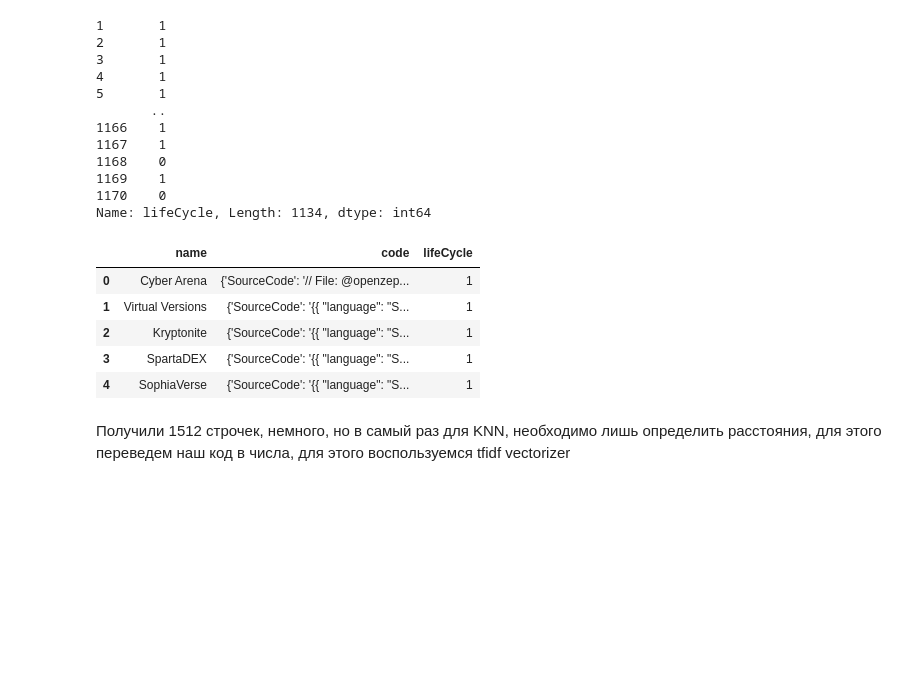
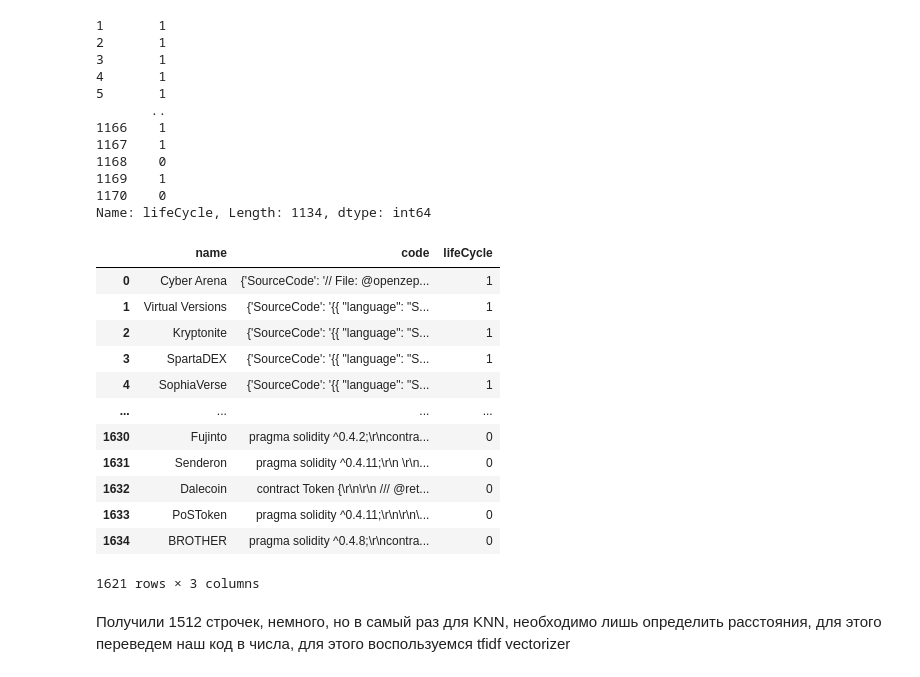
Before and after one commit to MagicKisa/Rug-Pull-check, a Jupyter notebook: data/analysis.ipynb, the cells around one changed output. Saved outputs shown, nothing was run; the diff lists cells and outputs as text; code cells hidden in the pictures; blank space fills up the shorter version.

```diff
--- a/data/analysis.ipynb
+++ b/data/analysis.ipynb
@@ -211,14 +211,22 @@ result_df['lifeCycle']
 Name: lifeCycle, Length: 1134, dtype: int64
 # %%
 result_df = pd.concat([result_df, dx_df, cryptorank_df], ignore_index=True)
-result_df.head()
+result_df = result_df.drop_duplicates(subset=['name'])
+result_df
 # %% [output]
 |  | name | code | lifeCycle |
 | 0 | Cyber Arena | {'SourceCode': '// File: @openzep... | 1 |
 | 1 | Virtual Versions | {'SourceCode': '{{ "language": "S... | 1 |
 | 2 | Kryptonite | {'SourceCode': '{{ "language": "S... | 1 |
 | 3 | SpartaDEX | {'SourceCode': '{{ "language": "S... | 1 |
 | 4 | SophiaVerse | {'SourceCode': '{{ "language": "S... | 1 |
+| ... | ... | ... | ... |
+| 1630 | Fujinto | pragma solidity ^0.4.2;\r\ncontra... | 0 |
+| 1631 | Senderon | pragma solidity ^0.4.11;\r\n \r\n... | 0 |
+| 1632 | Dalecoin | contract Token {\r\n\r\n /// @ret... | 0 |
+| 1633 | PoSToken | pragma solidity ^0.4.11;\r\n\r\n\... | 0 |
+| 1634 | BROTHER | pragma solidity ^0.4.8;\r\ncontra... | 0 |
+1621 rows × 3 columns
 # %% [markdown]
 Получили 1512 строчек, немного, но в самый раз для KNN, необходимо лишь определить расстояния, для этого переведем наш код в числа, для этого воспользуемся tfidf  vectorizer
 # %%
```
Also changed, not shown: parts of 37 cells of this notebook, 1 other file.
